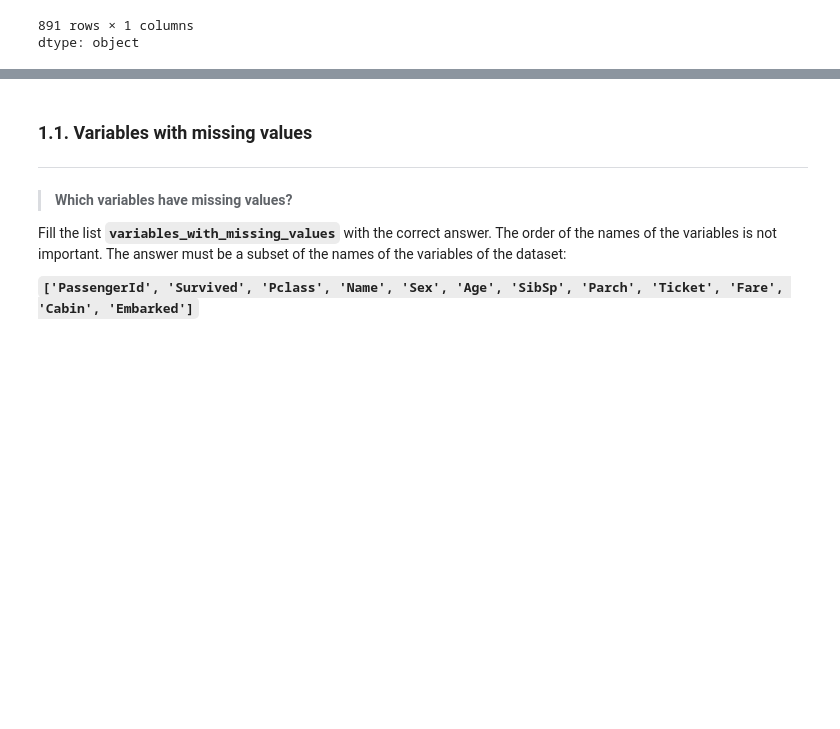
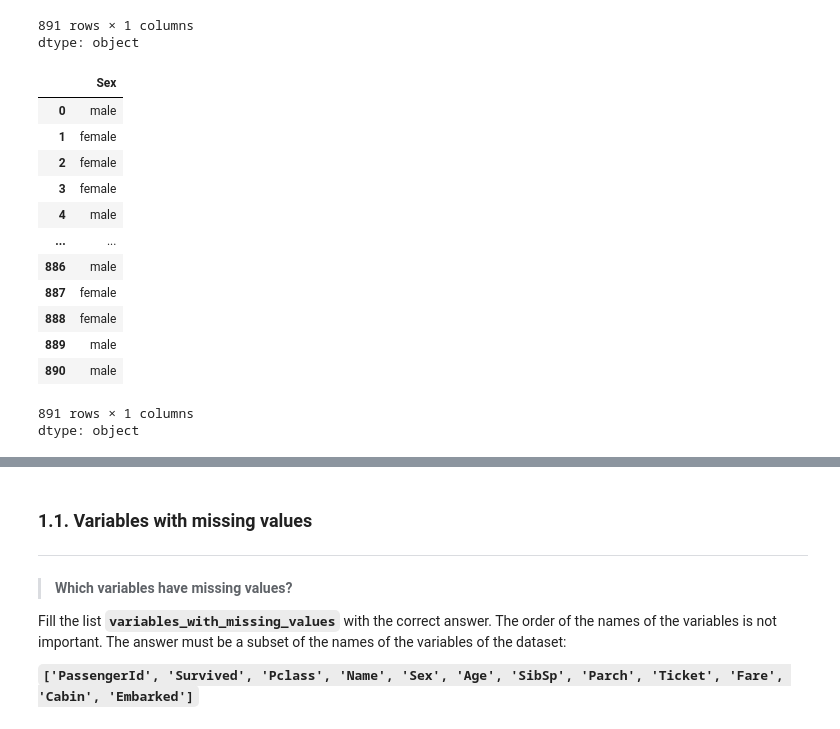
Before and after one commit to javiierbarco/AlgorithmsUN2024II, a Jupyter notebook: Quiz2/wbarco_Quiz2.ipynb, the cells around one changed output, grey strips where cells are left out. Saved outputs shown, nothing was run; the diff lists cells and outputs as text; code cells hidden in the pictures; blank space fills up the shorter version.

```diff
--- a/Quiz2/wbarco_Quiz2.ipynb
+++ b/Quiz2/wbarco_Quiz2.ipynb
@@ -114,3 +114,21 @@ titanic.loc[:,"Name"]
 | 890 | Dooley, Mr. Patrick |
 891 rows × 1 columns
 dtype: object
+# %%
+#TEST_CELL
+titanic.loc[:,"Sex"]
+# %% [output]
+|  | Sex |
+| 0 | male |
+| 1 | female |
+| 2 | female |
+| 3 | female |
+| 4 | male |
+| ... | ... |
+| 886 | male |
+| 887 | female |
+| 888 | female |
+| 889 | male |
+| 890 | male |
+891 rows × 1 columns
+dtype: object
```
Also changed, not shown: parts of 17 cells of this notebook.
